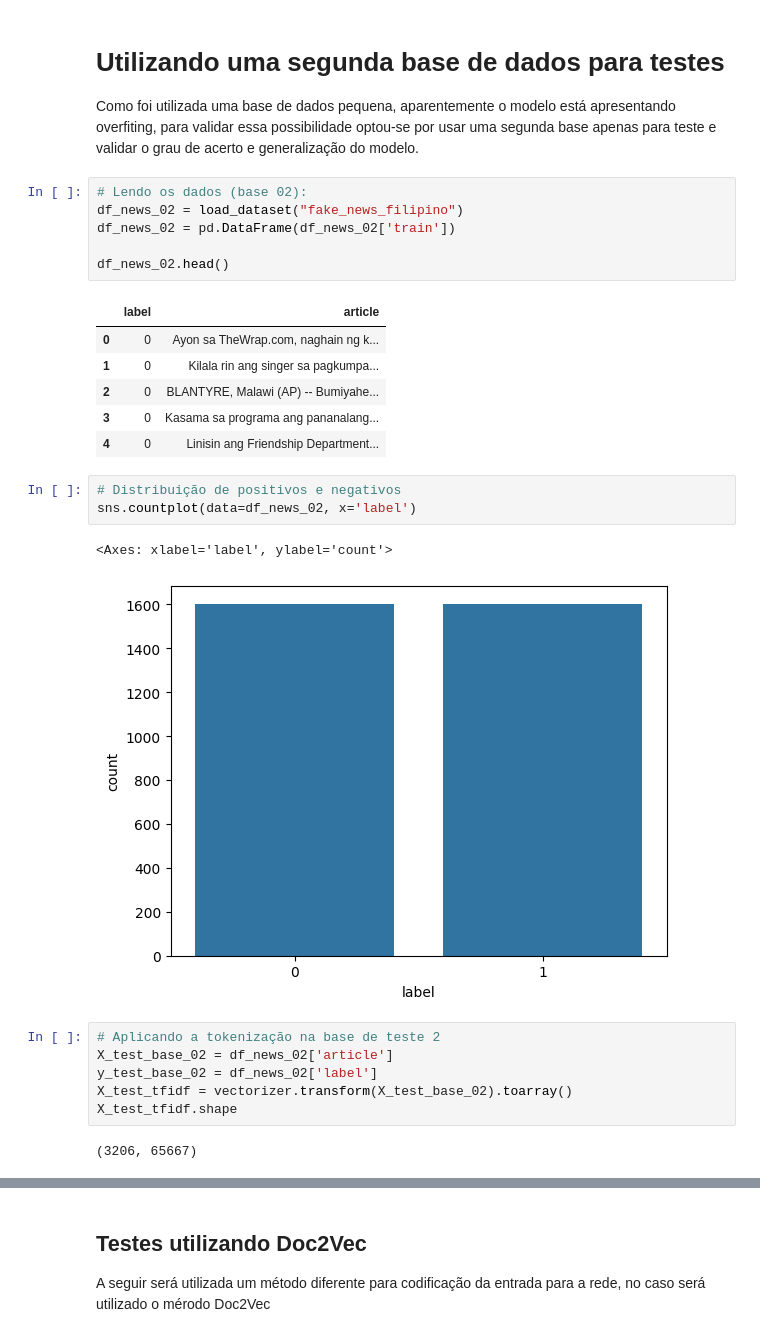
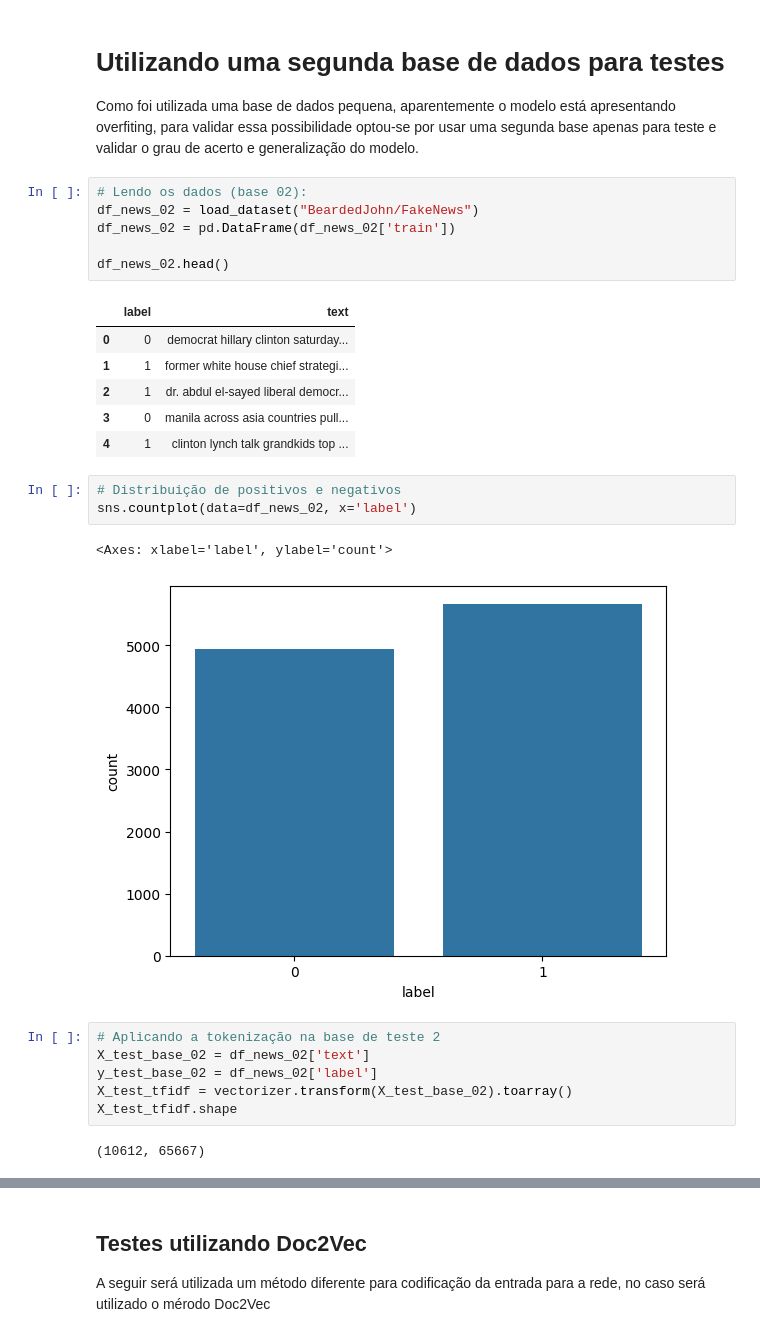
Before and after one commit to williansmprimo/NLP, a Jupyter notebook: detecting_fake_news/Detecting_Fake_News.ipynb, the cells around one changed output, grey strips where cells are left out. Cells and saved outputs as stored; diff of their text form.

```diff
--- a/detecting_fake_news/Detecting_Fake_News.ipynb
+++ b/detecting_fake_news/Detecting_Fake_News.ipynb
@@ -293,31 +296,31 @@ Com a utilização de uma Rede Neural Feedfoward também observa-se um bom desem
 Como foi utilizada uma base de dados pequena, aparentemente o modelo está apresentando overfiting, para validar essa possibilidade optou-se por usar uma segunda base apenas para teste e validar o grau de acerto e generalização do modelo.
 # %%
 # Lendo os dados (base 02):
-df_news_02 = load_dataset("fake_news_filipino")
+df_news_02 = load_dataset("BeardedJohn/FakeNews")
 df_news_02 = pd.DataFrame(df_news_02['train'])
 
 df_news_02.head()
 # %% [output]
-|  | label | article |
-| 0 | 0 | Ayon sa TheWrap.com, naghain ng k... |
-| 1 | 0 | Kilala rin ang singer sa pagkumpa... |
-| 2 | 0 | BLANTYRE, Malawi (AP) -- Bumiyahe... |
-| 3 | 0 | Kasama sa programa ang pananalang... |
-| 4 | 0 | Linisin ang Friendship Department... |
+|  | label | text |
+| 0 | 0 | democrat hillary clinton saturday... |
+| 1 | 1 | former white house chief strategi... |
+| 2 | 1 | dr. abdul el-sayed liberal democr... |
+| 3 | 0 | manila across asia countries pull... |
+| 4 | 1 | clinton lynch talk grandkids top ... |
 # %%
 # Distribuição de positivos e negativos
 sns.countplot(data=df_news_02, x='label')
 # %% [output]
 <Axes: xlabel='label', ylabel='count'>
-[figure, old version]
+[figure, new version]
 # %%
 # Aplicando a tokenização na base de teste 2
-X_test_base_02 = df_news_02['article']
+X_test_base_02 = df_news_02['text']
 y_test_base_02 = df_news_02['label']
 X_test_tfidf = vectorizer.transform(X_test_base_02).toarray()
 X_test_tfidf.shape
 # %% [output]
-(3206, 65667)
+(10612, 65667)
 # %%
 # Teste do modelo Rede Neural - Base 02
 prediction = net.predict(X_test_tfidf)
```
Also changed, not shown: parts of 13 cells of this notebook.
